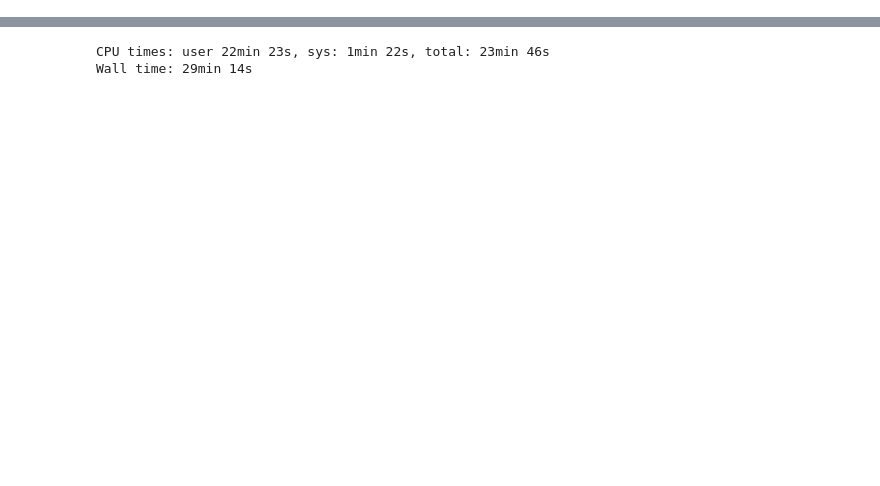
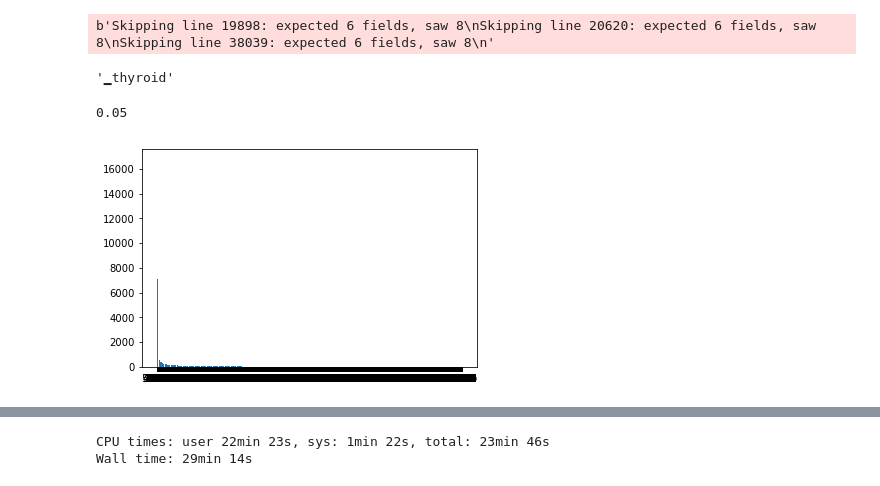
Before and after one commit to t-jamano/workspace, a Jupyter notebook: DATA_Preparation.ipynb, the cells around one changed output, grey strips where cells are left out. Cells and saved outputs as stored; diff of their text form; code cells hidden in the pictures; blank space fills up the shorter version.

```diff
--- a/DATA_Preparation.ipynb
+++ b/DATA_Preparation.ipynb
@@ -21,6 +5,0 @@ KeyboardInterrupt:
-# %%
-count = 0
-for i in q_june:
-    for j in i:
-        if j == bpe_dict['<unk>']:
-            count = count + 1
@@ -48,0 +103,6 @@ auc(df_july.label.values, pred)
+# %%
+q_df = np.load("/work/data/train_data/30M_QD_ml15.q_.<sos>.npy")
+# %%
+q_df[0]
+for i in q_df[0]:
+    print(bpe.index2word[i])
@@ -48,0 +138,67 @@ auc(df_july.label.values, pred)
+# %%
+df_may, qrel_may = get_test_data("MayFlower", "/work/")
+df_june, qrel_june = get_test_data("JuneFlower", "/work/")
+df_july, qrel_july = get_test_data("JulyFlower", "/work/")
+
+enablePadding = False
+
+q_may = parse_texts_bpe(df_may.q.tolist(), sp, bpe_dict, max_len, enablePadding)
+d_may = parse_texts_bpe(df_may.d.tolist(), sp, bpe_dict, max_len, enablePadding)
+
+q_june = parse_texts_bpe(df_june.q.tolist(), sp, bpe_dict, max_len, enablePadding)
+d_june = parse_texts_bpe(df_june.d.tolist(), sp, bpe_dict, max_len, enablePadding)
+
+q_july = parse_texts_bpe(df_july.q.tolist(), sp, bpe_dict, max_len, enablePadding)
+d_july = parse_texts_bpe(df_july.d.tolist(), sp, bpe_dict, max_len, enablePadding)
+
+q_july_ = parse_texts_bpe(df_july.q.tolist(), sp, bpe_dict, max_len, enablePadding, "post")
+d_july_ = parse_texts_bpe(df_july.d.tolist(), sp, bpe_dict, max_len, enablePadding, "post")
+
+test_set = [[q_may, d_may, qrel_may, df_may, "MayFlower"], [q_june, d_june, qrel_june, df_june, "JuneFlower"], [q_july, d_july, qrel_july, df_july, "JulyFlower"]]
+# %% [output]
+b'Skipping line 19898: expected 6 fields, saw 8\nSkipping line 20620: expected 6 fields, saw 8\nSkipping line 38039: expected 6 fields, saw 8\n'
+# %%
+bpe.index2word[25942]
+# %% [output]
+'▁thyroid'
+# %%
+set_test_tokens = set([])
+test_tokens = []
+for i in [q_may, d_may, q_june, d_june, q_july, d_july]:
+    for j in i:
+        for k in j:
+            set_test_tokens.add(k)
+            test_tokens.append(k)
+# %%
+1/20
+# %% [output]
+0.05
+# %%
+from collections import Counter
+import numpy as np
+import matplotlib.pyplot as plt
+
+word_list = test_tokens
+
+counts = Counter(word_list)
+
+labels, values = zip(*counts.items())
+
+# sort your values in descending order
+indSort = np.argsort(values)[::-1]
+
+# rearrange your data
+labels = np.array(labels)[indSort]
+values = np.array(values)[indSort]
+
+indexes = np.arange(len(labels))
+
+bar_width = 0.35
+
+plt.bar(indexes, values)
+
+# add labels
+plt.xticks(indexes + bar_width, labels)
+plt.show()
+# %% [output]
+[figure, added]
```
Also changed, not shown: parts of 50 cells of this notebook, 6 other files.
